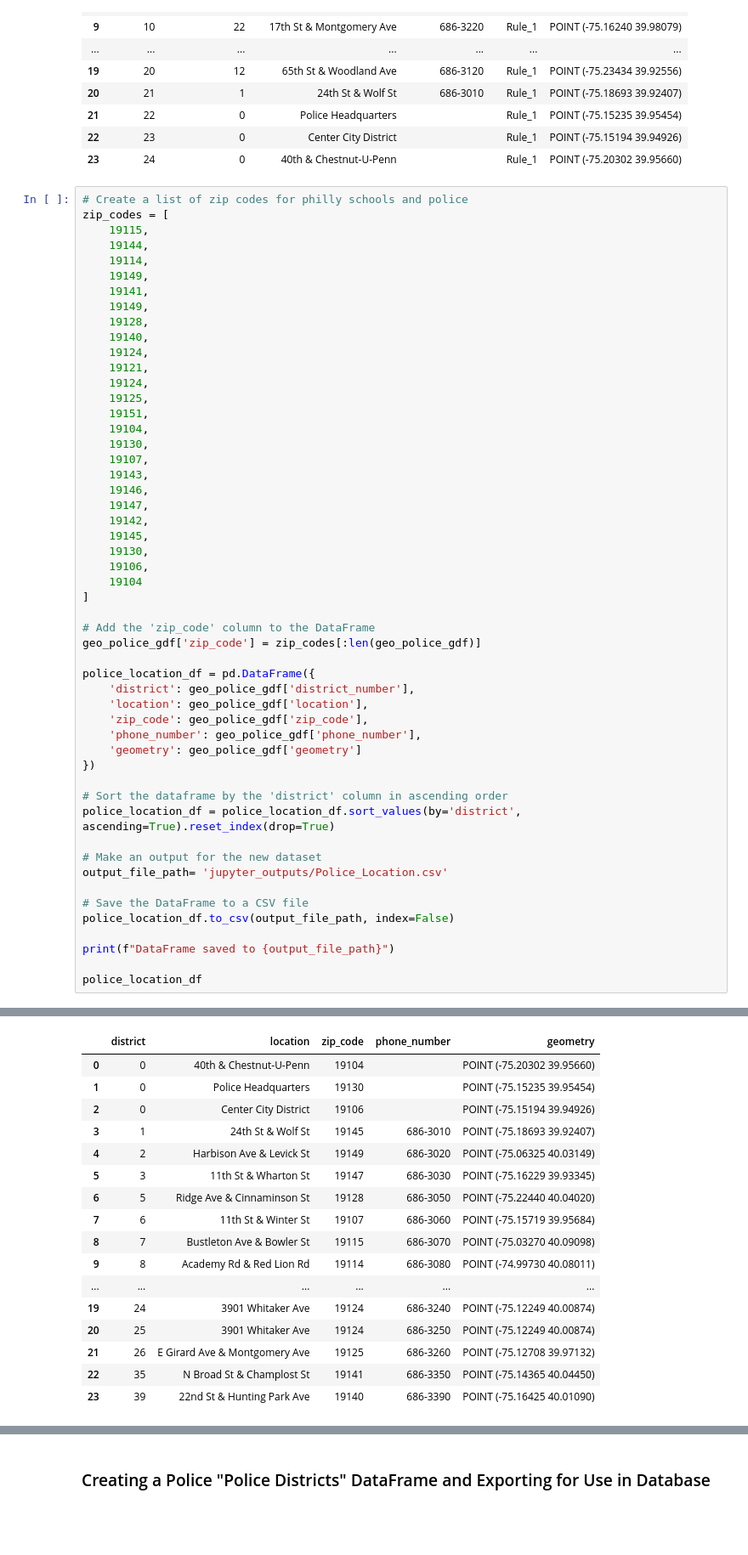
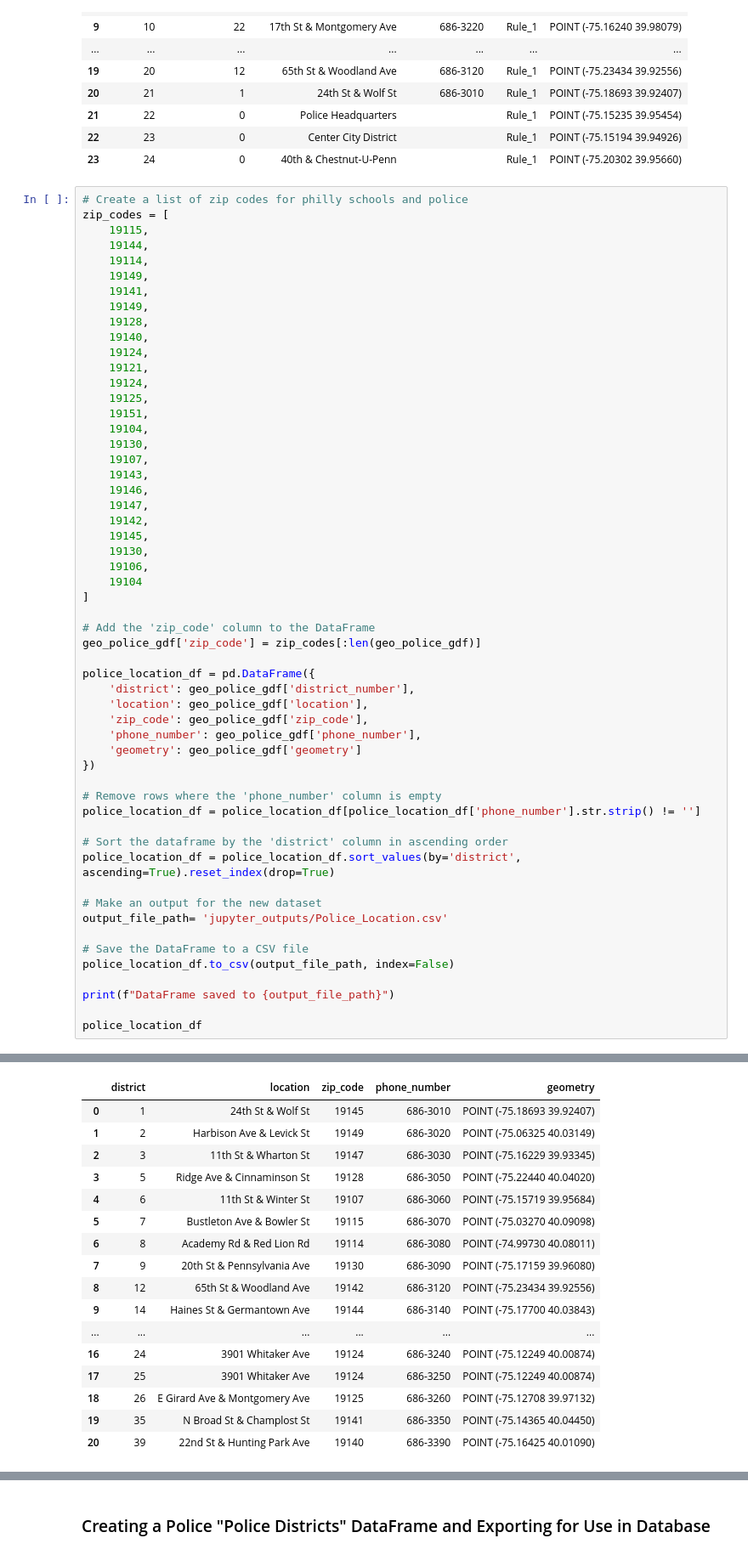
Before and after one commit to EricCroston/Philadelphia-School_Performance_vs_Crime_Data, a Jupyter notebook: Police_and_Incidents_Clean_up and Correlation Analysis.ipynb, the cells around one changed output, grey strips where cells are left out. Shown at 85% size. Drawn from its saved outputs; the diff is of its cells as text; blank space fills up the shorter version.

```diff
--- a/Police_and_Incidents_Clean_up and Correlation Analysis.ipynb
+++ b/Police_and_Incidents_Clean_up and Correlation Analysis.ipynb
@@ -584,46 +622,49 @@ zip_codes = [
     19106,
     19104
 ]
 
 # Add the 'zip_code' column to the DataFrame
 geo_police_gdf['zip_code'] = zip_codes[:len(geo_police_gdf)]
 
 police_location_df = pd.DataFrame({
     'district': geo_police_gdf['district_number'],
     'location': geo_police_gdf['location'],
     'zip_code': geo_police_gdf['zip_code'],
     'phone_number': geo_police_gdf['phone_number'],
     'geometry': geo_police_gdf['geometry']
 })
 
+# Remove rows where the 'phone_number' column is empty
+police_location_df = police_location_df[police_location_df['phone_number'].str.strip() != '']
+
 # Sort the dataframe by the 'district' column in ascending order
 police_location_df = police_location_df.sort_values(by='district', ascending=True).reset_index(drop=True)
 
 # Make an output for the new dataset
 output_file_path= 'jupyter_outputs/Police_Location.csv'
 
 # Save the DataFrame to a CSV file
 police_location_df.to_csv(output_file_path, index=False)
 
 print(f"DataFrame saved to {output_file_path}")
 
 police_location_df
 # %% [output]
 DataFrame saved to jupyter_outputs/Police_Location.csv
 |  | district | location | zip_code | phone_number | geometry |
-| 0 | 0 | 40th & Chestnut-U-Penn | 19104 |  | POINT (-75.20302 39.95660) |
-| 1 | 0 | Police Headquarters | 19130 |  | POINT (-75.15235 39.95454) |
-| 2 | 0 | Center City District | 19106 |  | POINT (-75.15194 39.94926) |
-| 3 | 1 | 24th St & Wolf St | 19145 | 686-3010 | POINT (-75.18693 39.92407) |
-| 4 | 2 | Harbison Ave & Levick St | 19149 | 686-3020 | POINT (-75.06325 40.03149) |
-| 5 | 3 | 11th St & Wharton St | 19147 | 686-3030 | POINT (-75.16229 39.93345) |
-| 6 | 5 | Ridge Ave & Cinnaminson St | 19128 | 686-3050 | POINT (-75.22440 40.04020) |
-| 7 | 6 | 11th St & Winter St | 19107 | 686-3060 | POINT (-75.15719 39.95684) |
-| 8 | 7 | Bustleton Ave & Bowler St | 19115 | 686-3070 | POINT (-75.03270 40.09098) |
-| 9 | 8 | Academy Rd & Red Lion Rd | 19114 | 686-3080 | POINT (-74.99730 40.08011) |
+| 0 | 1 | 24th St & Wolf St | 19145 | 686-3010 | POINT (-75.18693 39.92407) |
+| 1 | 2 | Harbison Ave & Levick St | 19149 | 686-3020 | POINT (-75.06325 40.03149) |
+| 2 | 3 | 11th St & Wharton St | 19147 | 686-3030 | POINT (-75.16229 39.93345) |
+| 3 | 5 | Ridge Ave & Cinnaminson St | 19128 | 686-3050 | POINT (-75.22440 40.04020) |
+| 4 | 6 | 11th St & Winter St | 19107 | 686-3060 | POINT (-75.15719 39.95684) |
+| 5 | 7 | Bustleton Ave & Bowler St | 19115 | 686-3070 | POINT (-75.03270 40.09098) |
+| 6 | 8 | Academy Rd & Red Lion Rd | 19114 | 686-3080 | POINT (-74.99730 40.08011) |
+| 7 | 9 | 20th St & Pennsylvania Ave | 19130 | 686-3090 | POINT (-75.17159 39.96080) |
+| 8 | 12 | 65th St & Woodland Ave | 19142 | 686-3120 | POINT (-75.23434 39.92556) |
+| 9 | 14 | Haines St & Germantown Ave | 19144 | 686-3140 | POINT (-75.17700 40.03843) |
 | ... | ... | ... | ... | ... | ... |
-| 19 | 24 | 3901 Whitaker Ave | 19124 | 686-3240 | POINT (-75.12249 40.00874) |
-| 20 | 25 | 3901 Whitaker Ave | 19124 | 686-3250 | POINT (-75.12249 40.00874) |
-| 21 | 26 | E Girard Ave & Montgomery Ave | 19125 | 686-3260 | POINT (-75.12708 39.97132) |
-| 22 | 35 | N Broad St & Champlost St | 19141 | 686-3350 | POINT (-75.14365 40.04450) |
-| 23 | 39 | 22nd St & Hunting Park Ave | 19140 | 686-3390 | POINT (-75.16425 40.01090) |
+| 16 | 24 | 3901 Whitaker Ave | 19124 | 686-3240 | POINT (-75.12249 40.00874) |
+| 17 | 25 | 3901 Whitaker Ave | 19124 | 686-3250 | POINT (-75.12249 40.00874) |
+| 18 | 26 | E Girard Ave & Montgomery Ave | 19125 | 686-3260 | POINT (-75.12708 39.97132) |
+| 19 | 35 | N Broad St & Champlost St | 19141 | 686-3350 | POINT (-75.14365 40.04450) |
+| 20 | 39 | 22nd St & Hunting Park Ave | 19140 | 686-3390 | POINT (-75.16425 40.01090) |
```
Also changed, not shown: parts of 6 cells of this notebook, 7 other files.
